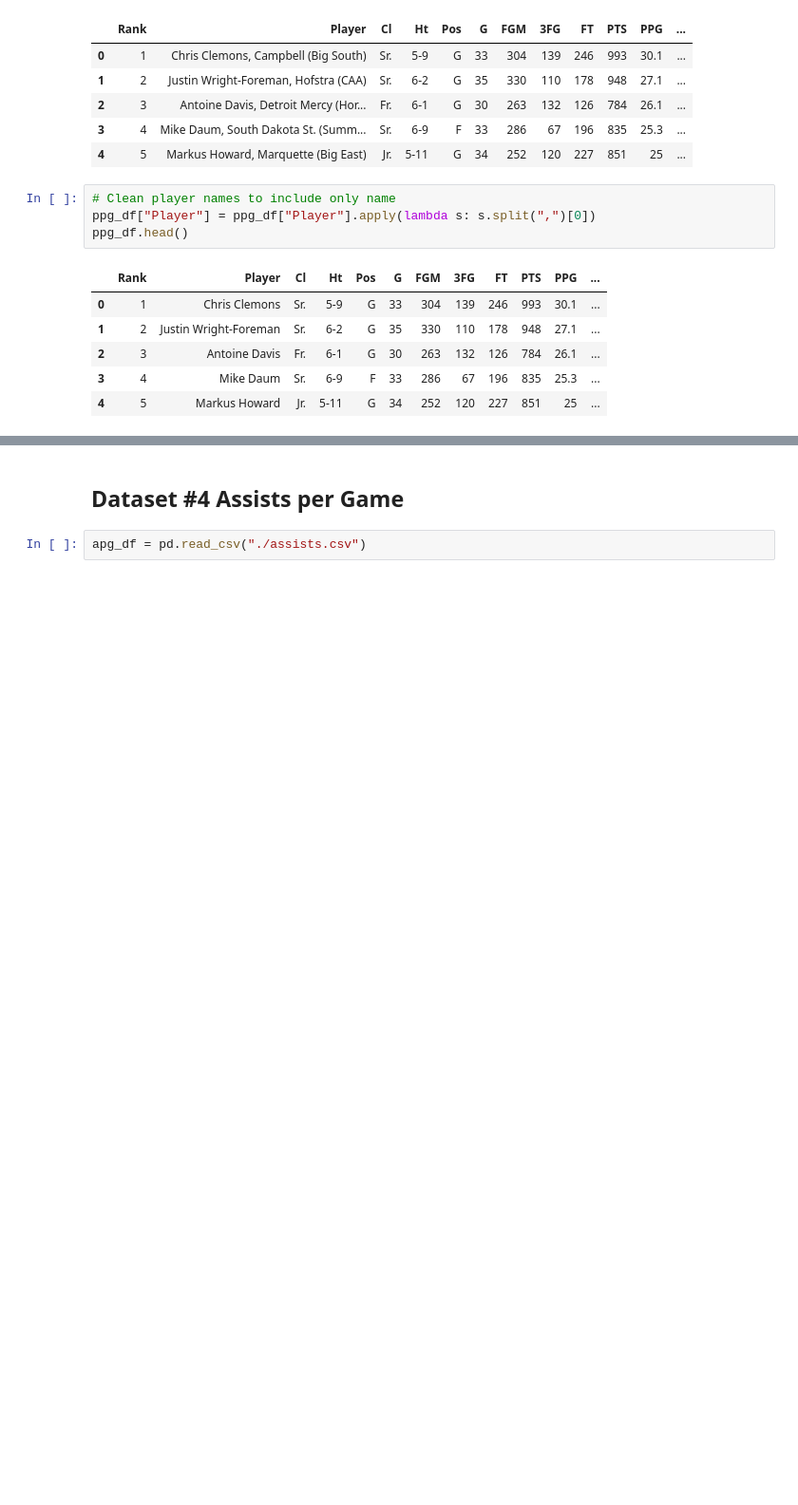
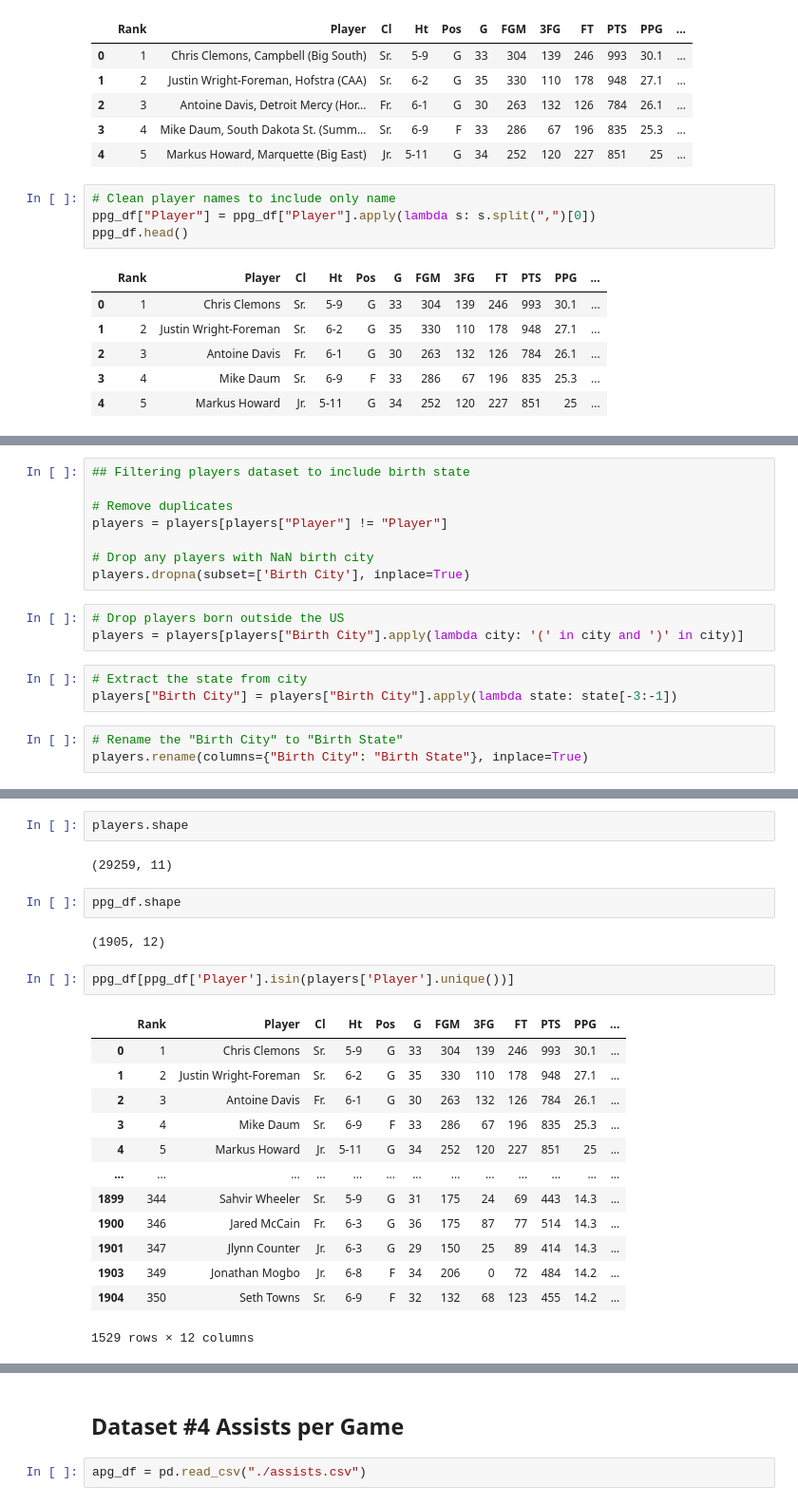
Before and after one commit to jayden789/State-weather-player-performance, a Jupyter notebook: DataCheckpoint_group69.ipynb, the cells around one changed output, grey strips where cells are left out. Shown: that part at 95% size. Cells and saved outputs as stored; diff of their text form; blank space fills up the shorter version.

Commit message:
Cleaning ppg dataset to include Birth State

```diff
--- a/DataCheckpoint_group69.ipynb
+++ b/DataCheckpoint_group69.ipynb
@@ -359,0 +351,17 @@ players.head()
+# %%
+## Filtering players dataset to include birth state
+
+# Remove duplicates
+players = players[players["Player"] != "Player"]
+
+# Drop any players with NaN birth city
+players.dropna(subset=['Birth City'], inplace=True)
+# %%
+# Drop players born outside the US
+players = players[players["Birth City"].apply(lambda city: '(' in city and ')' in city)]
+# %%
+# Extract the state from city
+players["Birth City"] = players["Birth City"].apply(lambda state: state[-3:-1])
+# %%
+# Rename the "Birth City" to "Birth State"
+players.rename(columns={"Birth City": "Birth State"}, inplace=True)
@@ -359,0 +382,24 @@ players.head()
+# %%
+players.shape
+# %% [output]
+(29259, 11)
+# %%
+ppg_df.shape
+# %% [output]
+(1905, 12)
+# %%
+ppg_df[ppg_df['Player'].isin(players['Player'].unique())]
+# %% [output]
+|  | Rank | Player | Cl | Ht | Pos | G | FGM | 3FG | FT | PTS | PPG | ... |
+| 0 | 1 | Chris Clemons | Sr. | 5-9 | G | 33 | 304 | 139 | 246 | 993 | 30.1 | ... |
+| 1 | 2 | Justin Wright-Foreman | Sr. | 6-2 | G | 35 | 330 | 110 | 178 | 948 | 27.1 | ... |
+| 2 | 3 | Antoine Davis | Fr. | 6-1 | G | 30 | 263 | 132 | 126 | 784 | 26.1 | ... |
+| 3 | 4 | Mike Daum | Sr. | 6-9 | F | 33 | 286 | 67 | 196 | 835 | 25.3 | ... |
+| 4 | 5 | Markus Howard | Jr. | 5-11 | G | 34 | 252 | 120 | 227 | 851 | 25 | ... |
+| ... | ... | ... | ... | ... | ... | ... | ... | ... | ... | ... | ... | ... |
+| 1899 | 344 | Sahvir Wheeler | Sr. | 5-9 | G | 31 | 175 | 24 | 69 | 443 | 14.3 | ... |
+| 1900 | 346 | Jared McCain | Fr. | 6-3 | G | 36 | 175 | 87 | 77 | 514 | 14.3 | ... |
+| 1901 | 347 | Jlynn Counter | Jr. | 6-3 | G | 29 | 150 | 25 | 89 | 414 | 14.3 | ... |
+| 1903 | 349 | Jonathan Mogbo | Jr. | 6-8 | F | 34 | 206 | 0 | 72 | 484 | 14.2 | ... |
+| 1904 | 350 | Seth Towns | Sr. | 6-9 | F | 32 | 132 | 68 | 123 | 455 | 14.2 | ... |
+1529 rows × 12 columns
```
Also changed, not shown: parts of 14 cells of this notebook.
